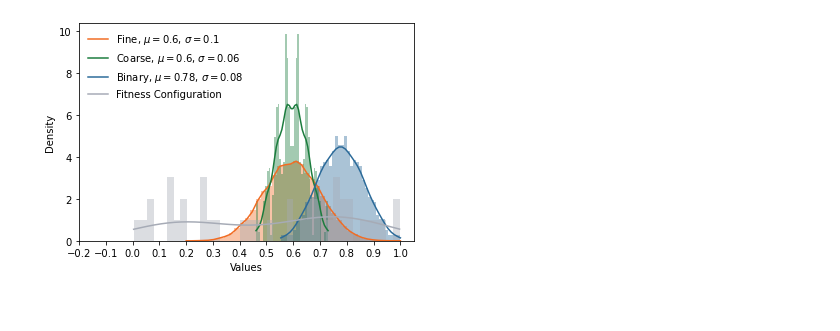
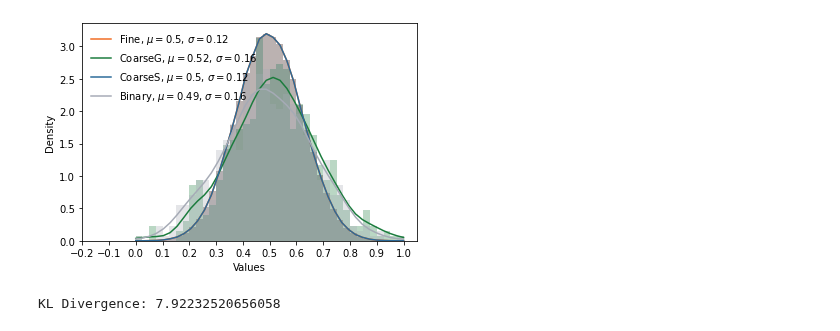
Before and after one commit to baldFemale/OpenInnovationFramework, a Jupyter notebook: Landscapes/Evaluator.ipynb, the cells around one changed output. Cells and saved outputs as stored; diff of their text form; code cells hidden in the pictures.

```diff
--- a/Landscapes/Evaluator.ipynb
+++ b/Landscapes/Evaluator.ipynb
@@ -45,14 +45,16 @@ color_pairs = [[shallow_purple, deep_purple],  [shallow_green, deep_green],
 morandi_colors = [morandi_blue, morandi_green, morandi_yellow, morandi_orange, morandi_pink, morandi_red, morandi_purple]
 # %%
 data_folder = r"E:\data\gst-0512\landscapes"
-N = 10
-K = 0
+N = 9
+K = 8
 state_num = 4
-norm = "Max"
+norm = "MaxMin"
 np.random.seed(1024)
 landscape = Landscape(N=N, K=K, state_num=state_num, norm=norm)  # 4^9
-coarse_landscape = CoarseLandscape(landscape=landscape, expertise_domain=list(range(N)),
-                             expertise_representation=["A", "B"], norm="None")  # 2^9
+coarse_landscape_G = CoarseLandscape(landscape=landscape, expertise_domain=np.random.choice(range(N), 9, replace=False),
+                             expertise_representation=["A", "B"], norm=norm, collaborator="None")  # 2^6
+coarse_landscape_S = CoarseLandscape(landscape=landscape, expertise_domain=np.random.choice(range(N), 9, replace=False),
+                             expertise_representation=["0", "1", "2", "3"], norm=norm, collaborator="None")  # 4^3
 binary_landscape = BinaryLandscape(N=N, K=K, K_within=None, K_between=None, norm=norm)  # 2^9
 data = list(landscape.cache.values())
 FC_data = []
@@ -61,68 +63,73 @@ for row in range(N):
         FC_data.append(landscape.FC[row][column])
 # print(len(FC_data))
 # print(FC_data)
-coarse_data = list(coarse_landscape.cache.values())
+coarse_data_G = list(coarse_landscape_G.cache.values())
+coarse_data_S = list(coarse_landscape_S.cache.values())
 binary_data = list(binary_landscape.cache.values())
 # The density exceed 1 because the length of x-axis is 1 (too small); the area below the density curve must be 1
 bins = 40
-alpha = 0.4
+alpha = 0.3
 # Hist 1: Multi-State Landscape
 # data = np.random.choice(data, size=2**9)  # to keep the same sample size
 plt.hist(data, bins=bins, color=nature_orange, alpha=alpha, density=True)
 kde1 = gaussian_kde(data)
 x_values1 = np.linspace(min(data), max(data), bins)
 pdf1 = kde1(x_values1)
 plt.plot(x_values1, pdf1, '-', color=nature_orange,
          label='Fine, $\mu=${0}, $\sigma=${1}'.format(round(sum(data) / len(data), 2), round(float(np.std(data)), 2)))
 
-# Hist 2: Coarse Landscape
-plt.hist(coarse_data, bins=bins, color=nature_green, alpha=alpha, density=True)
-kde2 = gaussian_kde(coarse_data)
-x_values2 = np.linspace(min(coarse_data), max(coarse_data), bins)
+# Hist 2: G Coarse Landscape
+plt.hist(coarse_data_G, bins=bins, color=nature_green, alpha=alpha, density=True)
+kde2 = gaussian_kde(coarse_data_G)
+x_values2 = np.linspace(min(coarse_data_G), max(coarse_data_G), bins)
 pdf2 = kde2(x_values2)
 plt.plot(x_values2, pdf2, '-', color=nature_green,
-         label='Coarse, $\mu=${0}, $\sigma=${1}'.format(round(sum(coarse_data) / len(coarse_data), 2), round(float(np.std(coarse_data)), 2)))
+         label='CoarseG, $\mu=${0}, $\sigma=${1}'.format(round(sum(coarse_data_G) / len(coarse_data_G), 2), round(float(np.std(coarse_data_G)), 2)))
+
+# Hist 3: S Coarse Landscape
+plt.hist(coarse_data_S, bins=bins, color=nature_blue, alpha=alpha, density=True)
+kde3 = gaussian_kde(coarse_data_S)
+x_values3 = np.linspace(min(coarse_data_S), max(coarse_data_S), bins)
+pdf3 = kde3(x_values3)
+plt.plot(x_values3, pdf3, '-', color=nature_blue,
+         label='CoarseS, $\mu=${0}, $\sigma=${1}'.format(round(sum(coarse_data_S) / len(coarse_data_S), 2), round(float(np.std(coarse_data_S)), 2)))
 
 # Hist 3: Binary Landscape
-plt.hist(binary_data, bins=bins, alpha=alpha, color=nature_blue, density=True)
-kde3 = gaussian_kde(binary_data)
-x_values3 = np.linspace(min(binary_data), max(binary_data), bins)
-pdf3 = kde3(x_values3)
-plt.plot(x_values3, pdf3, '-', color=nature_blue,
+plt.hist(binary_data, bins=bins, alpha=alpha, color=deep_grey, density=True)
+kde4 = gaussian_kde(binary_data)
+x_values4 = np.linspace(min(binary_data), max(binary_data), bins)
+pdf4 = kde4(x_values4)
+plt.plot(x_values4, pdf4, '-', color=deep_grey,
          label='Binary, $\mu=${0}, $\sigma=${1}'.format(round(sum(binary_data) / len(binary_data), 2), round(float(np.std(binary_data)), 2)))
 
 # Hist 4: Fitness Configuration
-plt.hist(FC_data, bins=bins, color=deep_grey, alpha=alpha, density=True)
-kde4 = gaussian_kde(FC_data)
-x_values4 = np.linspace(min(FC_data), max(FC_data), bins)
-pdf4 = kde4(x_values4)
-plt.plot(x_values4, pdf4, '-', color=deep_grey,
-         label="Fitness Configuration")
+# plt.hist(FC_data, bins=bins, color=deep_grey, alpha=alpha, density=True)
+# kde4 = gaussian_kde(FC_data)
+# x_values4 = np.linspace(min(FC_data), max(FC_data), bins)
+# pdf4 = kde4(x_values4)
+# plt.plot(x_values4, pdf4, '-', color=deep_grey,
+#          label="Fitness Configuration")
 
 # Add labels and legend
 plt.xlabel('Values')
 plt.ylabel('Density')
 plt.xticks(np.arange(-0.2, 1.1, 0.1))
 # plt.title('Landscape Distribution')
 plt.legend(frameon=False, fontsize=10, loc='upper left')
 plt.savefig(data_folder + r"\{2}_N{0}_K{1}.png".format(N, K, norm), transparent=True, dpi=300)
 # Show the plot
 plt.show()
 # plt.clf()
 # this cannot be the evidence for landscape comparison, but for fitness comparability. Because high-dimension relative neighborhood information is removed in this distribution aggregation. This is for why we choose Max-Min, instead of Max normalization or None normalization.
 # %% [output]
-[figure, old version]
+[figure, new version]
 # %%
-# Sample data for two distributions
-data1 = [1, 2, 2, 3, 4, 4, 4, 5, 5, 6]
-data2 = [2, 3, 3, 4, 5, 5, 6, 6, 7, 8, 8, 8, 9, 9]
-
 # Estimating the probability density functions (PDFs)
-pdf1 = gaussian_kde(data1)
-pdf2 = gaussian_kde(data2)
+pdf1 = gaussian_kde(data)
+pdf2 = gaussian_kde(coarse_data_G)
 
 # Creating a common support grid
-x = np.linspace(min(min(data1), min(data2)), max(max(data1), max(data2)), num=100)
+x = np.linspace(min(min(data), min(coarse_data_G)), max(max(data), max(coarse_data_G)), num=100)
 
 # Evaluating the PDFs on the common support grid
 pdf1_vals = pdf1(x)
@@ -132,6 +139,10 @@ pdf2_vals = pdf2(x)
 kl_divergence = kl_div(pdf1_vals, pdf2_vals).sum()
 
 print(f"KL Divergence: {kl_divergence}")
+# when two distributions are the same, KL divergence should be zero;
+# The smaller KL divergence is, the more similar these two distributions are
+# %% [output]
+KL Divergence: 7.92232520656058
 # %%
 data_folder = r"E:\data\gst-0512\landscapes_max"
 # K_list = [0, 1, 2, 3, 4, 5, 6, 7, 8]
```
Also changed, not shown: parts of 3 cells of this notebook, 4 other files.
